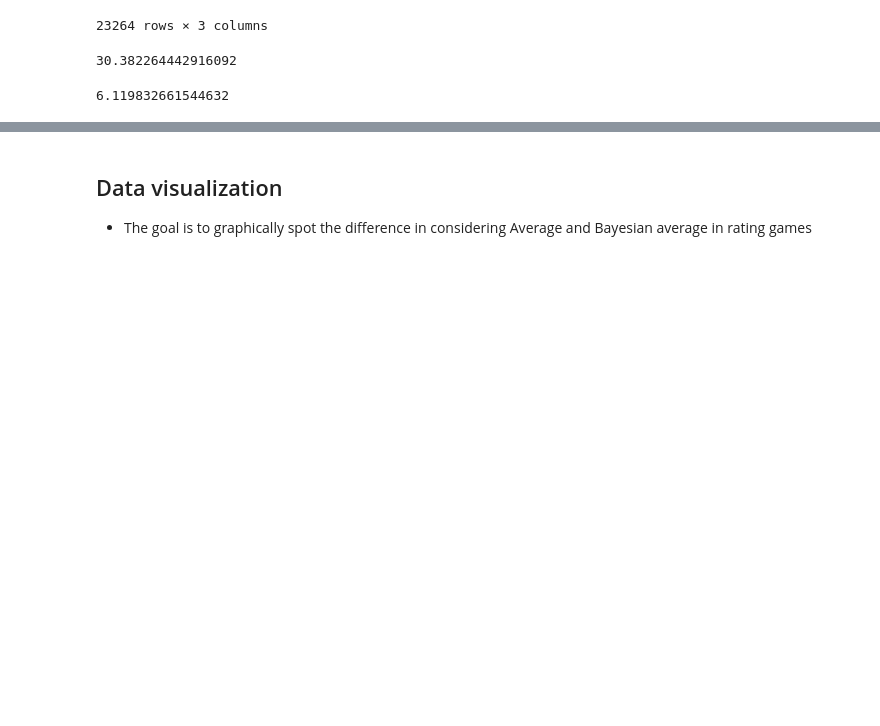
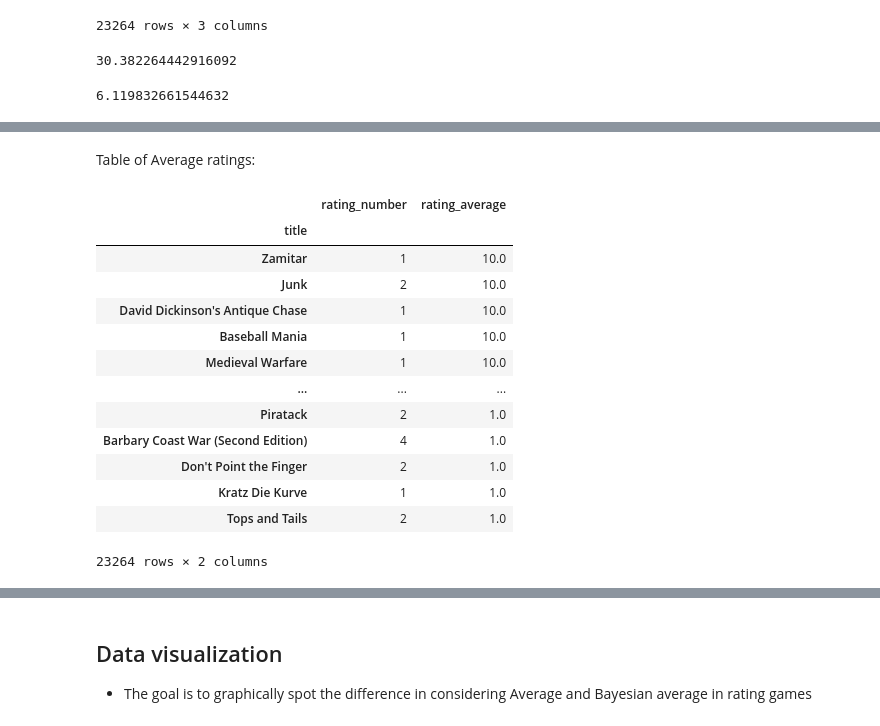
Before and after one commit to tundraparisi/dscoding-projects, a Jupyter notebook: chi.hoang/Board_Game_Project/Data_Import_Fixed.ipynb, the cells around one changed output, grey strips where cells are left out. Saved outputs shown, nothing was run; the diff lists cells and outputs as text; code cells hidden in the pictures; blank space fills up the shorter version.

```diff
--- a/chi.hoang/Board_Game_Project/Data_Import_Fixed.ipynb
+++ b/chi.hoang/Board_Game_Project/Data_Import_Fixed.ipynb
@@ -206,3 +199,0 @@ SyntaxError: invalid syntax. Perhaps you forgot a comma? (function.py, line 17)
-# %%
-full_table['bayesian_average'] = full_table.apply(lambda row: Bayesian_average_funct(row),axis=1)
-full_table
@@ -223,0 +225,21 @@ full_table
+# %% [markdown]
+Table of Average ratings:
+# %%
+Sub_table1 = full_table[['rating_number', 'rating_average']]
+Average_table = Sub_table1.sort_values(by='rating_average', ascending=False)
+Average_table
+# %% [output]
+|  | rating_number | rating_average |
+| title |  |  |
+| Zamitar | 1 | 10.0 |
+| Junk | 2 | 10.0 |
+| David Dickinson's Antique Chase | 1 | 10.0 |
+| Baseball Mania | 1 | 10.0 |
+| Medieval Warfare | 1 | 10.0 |
+| ... | ... | ... |
+| Piratack | 2 | 1.0 |
+| Barbary Coast War (Second Edition) | 4 | 1.0 |
+| Don't Point the Finger | 2 | 1.0 |
+| Kratz Die Kurve | 1 | 1.0 |
+| Tops and Tails | 2 | 1.0 |
+23264 rows × 2 columns
```
Also changed, not shown: parts of 23 cells of this notebook.
